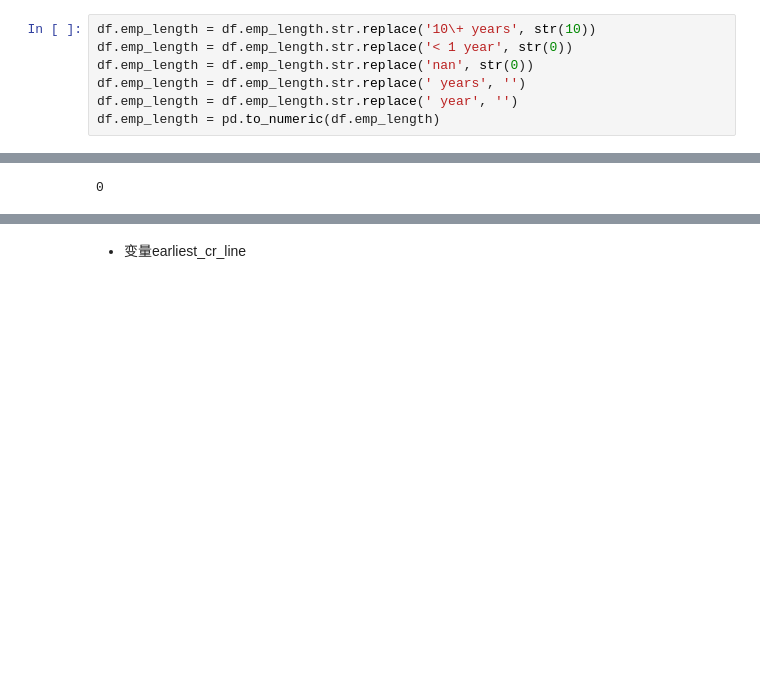
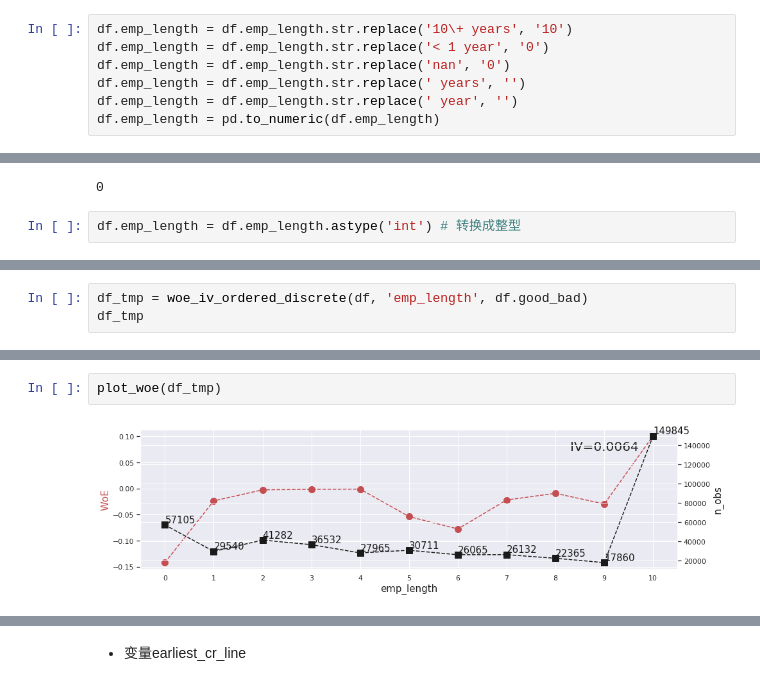
Before and after one commit to GoldenRaven/Lending_Club, a Jupyter notebook: code_my/preprocessing.ipynb, the cells around one changed output, grey strips where cells are left out. Drawn from its saved outputs; the diff is of its cells as text; blank space fills up the shorter version.

```diff
--- a/code_my/preprocessing.ipynb
+++ b/code_my/preprocessing.ipynb
@@ -1309,9 +1342,9 @@ array(['10+ years', '< 1 year', '1 year', '3 years', '8 years', '9 years',
        '4 years', '5 years', '6 years', '2 years', '7 years', nan],
       dtype=object)
 # %%
-df.emp_length = df.emp_length.str.replace('10\+ years', str(10))
-df.emp_length = df.emp_length.str.replace('< 1 year', str(0))
-df.emp_length = df.emp_length.str.replace('nan', str(0))
+df.emp_length = df.emp_length.str.replace('10\+ years', '10')
+df.emp_length = df.emp_length.str.replace('< 1 year', '0')
+df.emp_length = df.emp_length.str.replace('nan', '0')
 df.emp_length = df.emp_length.str.replace(' years', '')
 df.emp_length = df.emp_length.str.replace(' year', '')
 df.emp_length = pd.to_numeric(df.emp_length)
@@ -1328,3 +1361,5 @@ df.emp_length.fillna(0, inplace=True) # 用0填充空值，是合理的，因为
 df.emp_length.isna().sum() # 检查结果
 # %% [output]
 0
+# %%
+df.emp_length = df.emp_length.astype('int') # 转换成整型
@@ -1330,0 +1381,3 @@ df.emp_length.isna().sum() # 检查结果
+# %%
+df_tmp = woe_iv_ordered_discrete(df, 'emp_length', df.good_bad)
+df_tmp
@@ -1330,0 +1397,4 @@ df.emp_length.isna().sum() # 检查结果
+# %%
+plot_woe(df_tmp)
+# %% [output]
+[figure, added]
```
Also changed, not shown: parts of 182 cells of this notebook.
